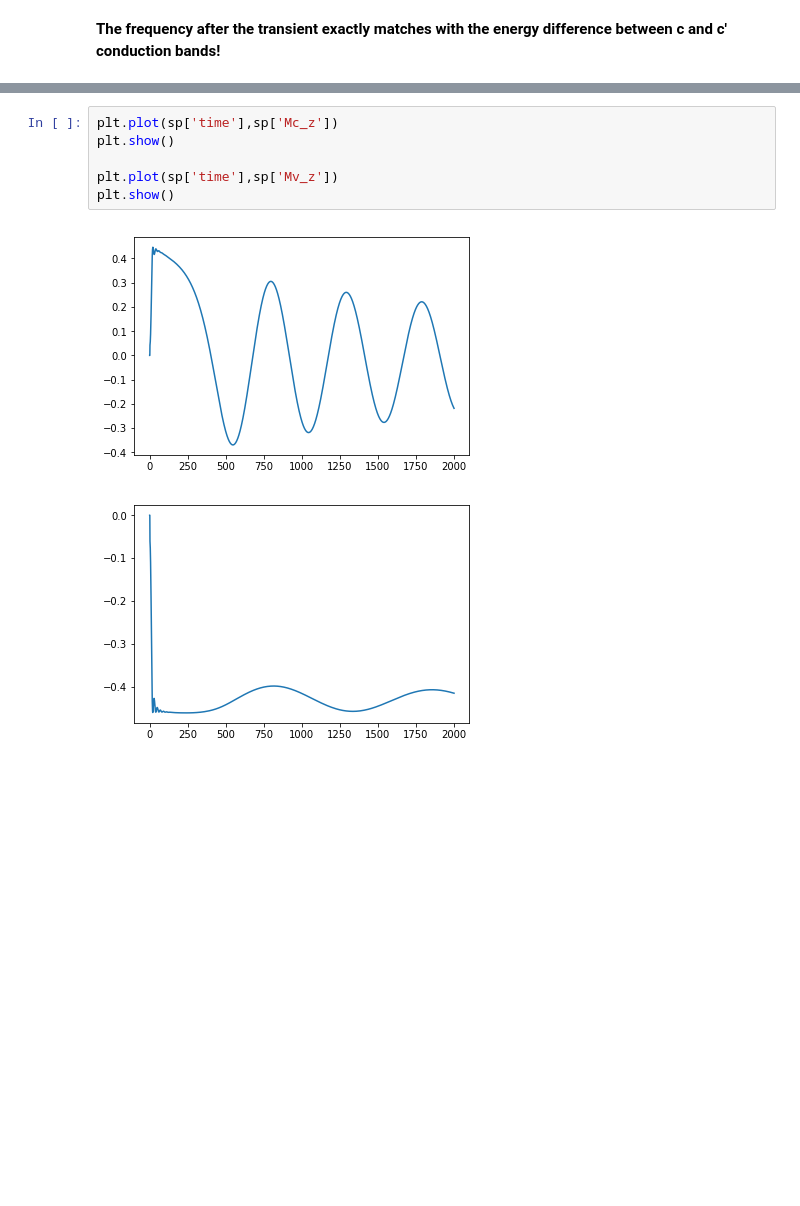
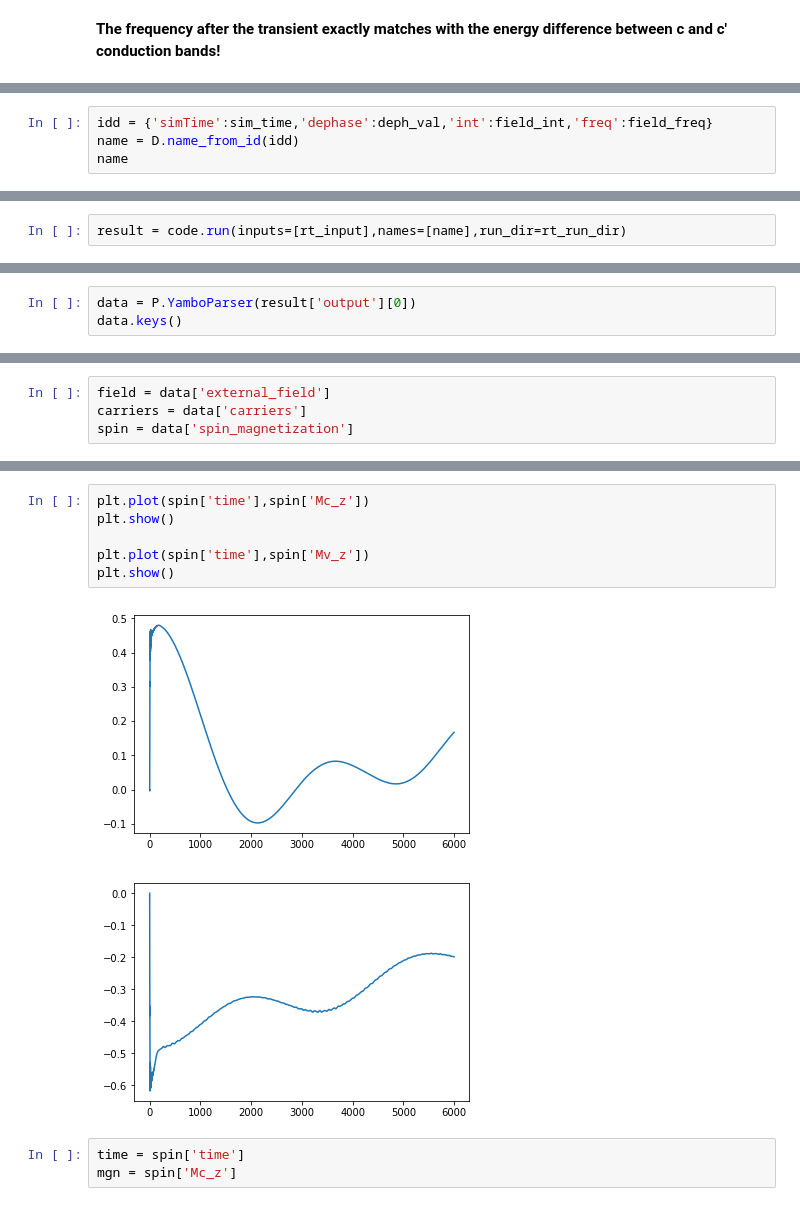
Before and after one commit to marcodalessandro76/Generation-and-decay-of-the-degree-of-spin-polarization-in-GaAs, a Jupyter notebook: RT_Calculations.ipynb, the cells around one changed output, grey strips where cells are left out. Saved outputs shown, nothing was run; the diff lists cells and outputs as text; blank space fills up the shorter version.

```diff
--- a/RT_Calculations.ipynb
+++ b/RT_Calculations.ipynb
@@ -356,0 +387,4 @@ sp = dd['spin_magnetization']
+# %%
+idd = {'simTime':sim_time,'dephase':deph_val,'int':field_int,'freq':field_freq}
+name = D.name_from_id(idd)
+name
@@ -356,0 +393,2 @@ sp = dd['spin_magnetization']
+# %%
+result = code.run(inputs=[rt_input],names=[name],run_dir=rt_run_dir)
@@ -356,0 +413,3 @@ sp = dd['spin_magnetization']
+# %%
+data = P.YamboParser(result['output'][0])
+data.keys()
@@ -356,0 +418,4 @@ sp = dd['spin_magnetization']
+# %%
+field = data['external_field']
+carriers = data['carriers']
+spin = data['spin_magnetization']
@@ -357,9 +427,12 @@ sp = dd['spin_magnetization']
 # %%
-plt.plot(sp['time'],sp['Mc_z'])
+plt.plot(spin['time'],spin['Mc_z'])
 plt.show()
 
-plt.plot(sp['time'],sp['Mv_z'])
+plt.plot(spin['time'],spin['Mv_z'])
 plt.show()
 # %% [output]
-[figure, old version]
+[figure, new version]
-[figure, old version]
+[figure, new version]
+# %%
+time = spin['time']
+mgn = spin['Mc_z']
```
Also changed, not shown: parts of 42 cells of this notebook.
